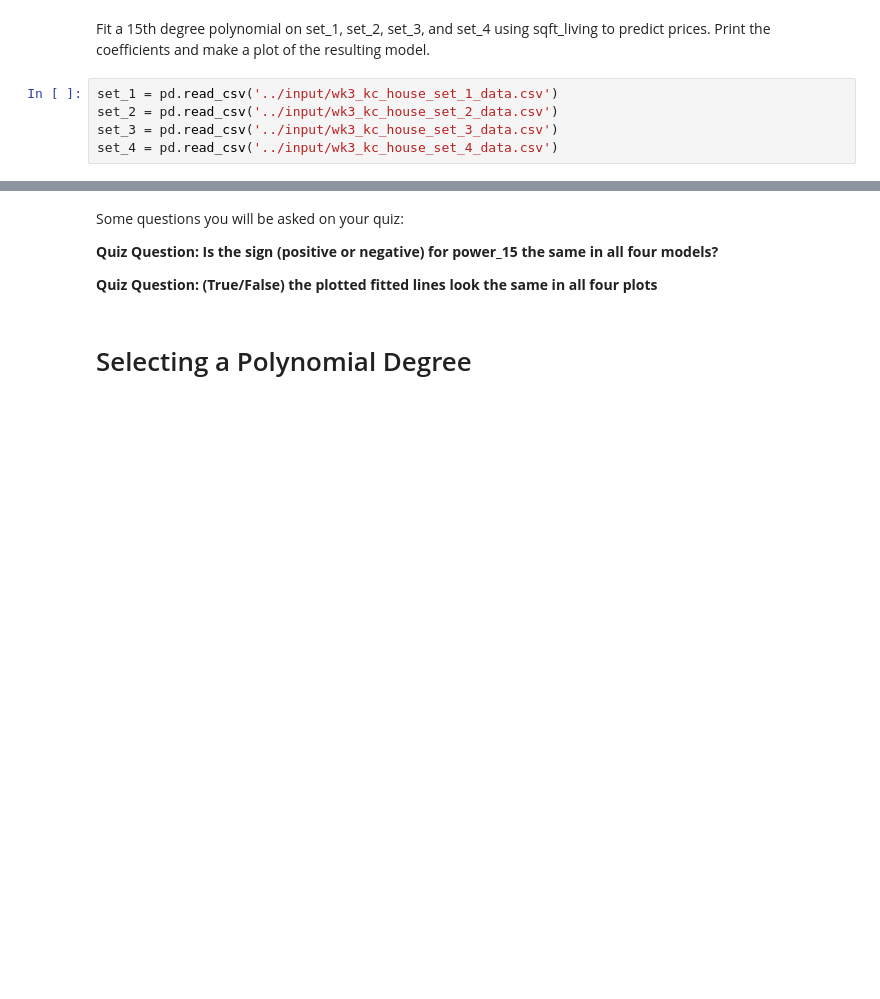
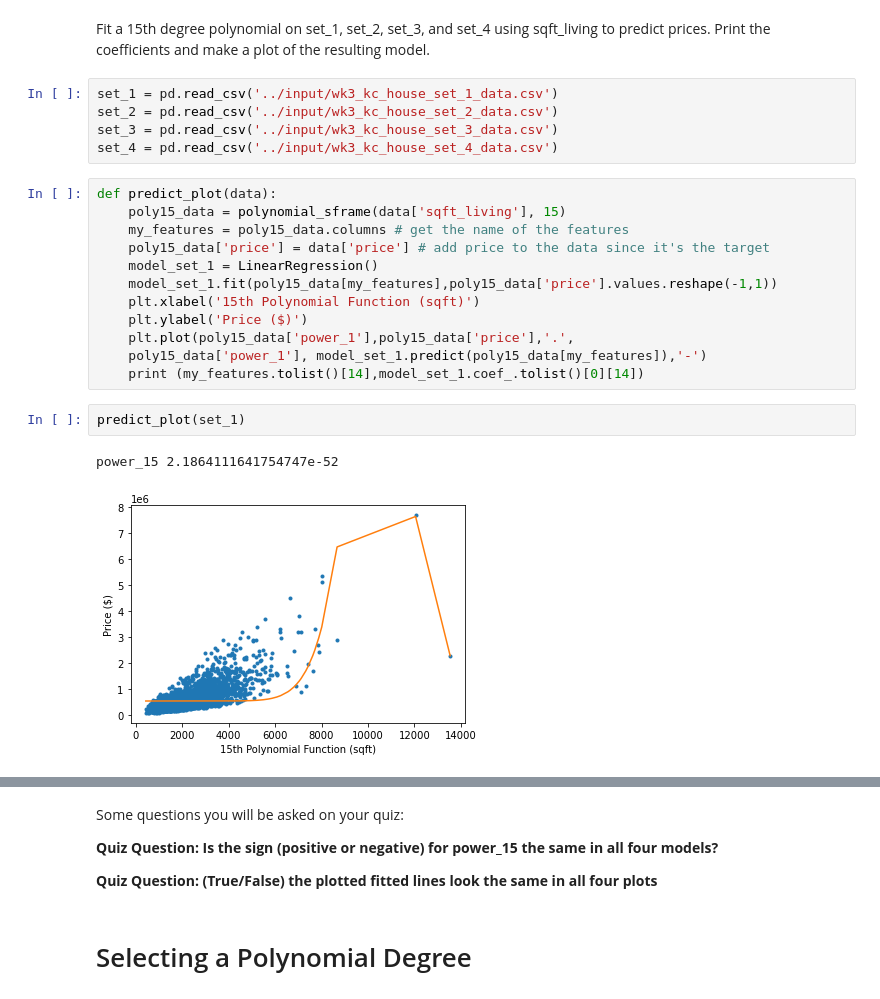
Before and after one commit to albertovpd/machine_learning_specialization_washington_university, a Jupyter notebook: course_tasks/c3_regression-w3_quizz_1-exploring_variance_bias_tradeoff.ipynb, the cells around one changed output, grey strips where cells are left out. Drawn from its saved outputs; the diff is of its cells as text; blank space fills up the shorter version.

```diff
--- a/course_tasks/c3_regression-w3_quizz_1-exploring_variance_bias_tradeoff.ipynb
+++ b/course_tasks/c3_regression-w3_quizz_1-exploring_variance_bias_tradeoff.ipynb
@@ -233,3 +233,20 @@ set_1 = pd.read_csv('../input/wk3_kc_house_set_1_data.csv')
 set_2 = pd.read_csv('../input/wk3_kc_house_set_2_data.csv')
 set_3 = pd.read_csv('../input/wk3_kc_house_set_3_data.csv')
 set_4 = pd.read_csv('../input/wk3_kc_house_set_4_data.csv')
+# %%
+def predict_plot(data):
+    poly15_data = polynomial_sframe(data['sqft_living'], 15)
+    my_features = poly15_data.columns # get the name of the features
+    poly15_data['price'] = data['price'] # add price to the data since it's the target
+    model_set_1 = LinearRegression()
+    model_set_1.fit(poly15_data[my_features],poly15_data['price'].values.reshape(-1,1))
+    plt.xlabel('15th Polynomial Function (sqft)')
+    plt.ylabel('Price ($)')
+    plt.plot(poly15_data['power_1'],poly15_data['price'],'.',
+    poly15_data['power_1'], model_set_1.predict(poly15_data[my_features]),'-')
+    print (my_features.tolist()[14],model_set_1.coef_.tolist()[0][14])
+# %%
+predict_plot(set_1)
+# %% [output]
+power_15 2.1864111641754747e-52
+[figure, added]
```
Also changed, not shown: parts of 6 cells of this notebook.
